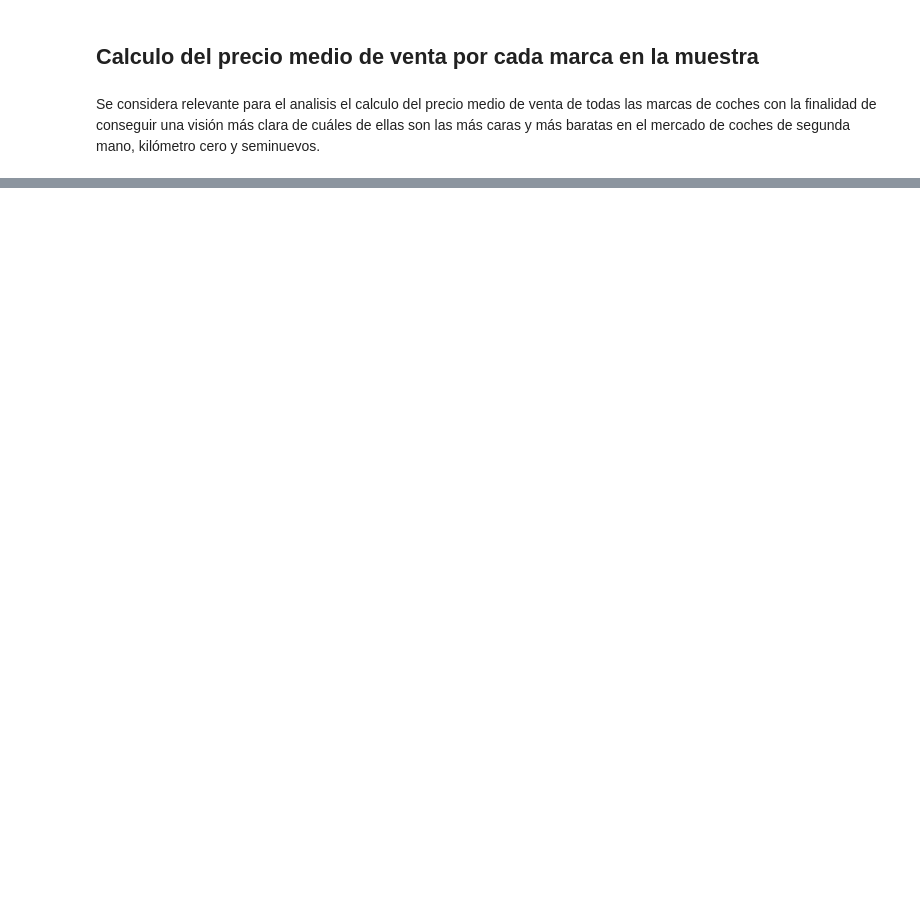
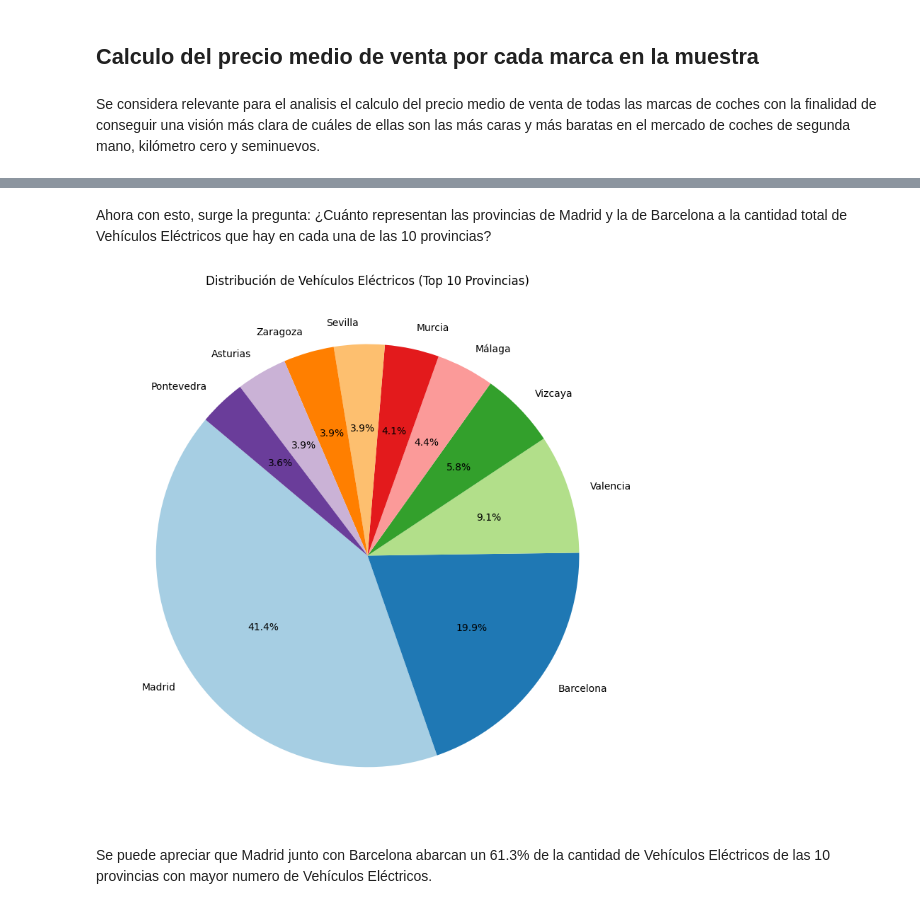
Before and after one commit to S14vcGt/Neocortex-project, a Jupyter notebook: Proyecto.ipynb, the cells around one changed output, grey strips where cells are left out. Saved outputs shown, nothing was run; the diff lists cells and outputs as text; code cells hidden in the pictures; blank space fills up the shorter version.

```diff
--- a/Proyecto.ipynb
+++ b/Proyecto.ipynb
@@ -40,0 +225,18 @@ fig.show()
+# %% [markdown]
+Ahora con esto, surge la pregunta: ¿Cuánto representan las provincias de Madrid y la de Barcelona a la cantidad total de Vehículos Eléctricos  que hay en cada una de las 10 provincias?
+# %%
+plt.figure(figsize=(8, 8))
+plt.pie(
+    top_provinces2['Electric Vehicles'],
+    labels=top_provinces2.index,
+    autopct='%1.1f%%',
+    startangle=140,
+    colors=plt.cm.Paired.colors
+)
+plt.title('Distribución de Vehículos Eléctricos (Top 10 Provincias)')
+plt.tight_layout()
+plt.show()
+# %% [output]
+[figure, added]
+# %% [markdown]
+Se puede apreciar que Madrid junto con Barcelona abarcan un 61.3% de la cantidad de Vehículos Eléctricos de las 10 provincias con mayor numero de Vehículos Eléctricos.
```
Also changed, not shown: parts of 17 cells of this notebook.
